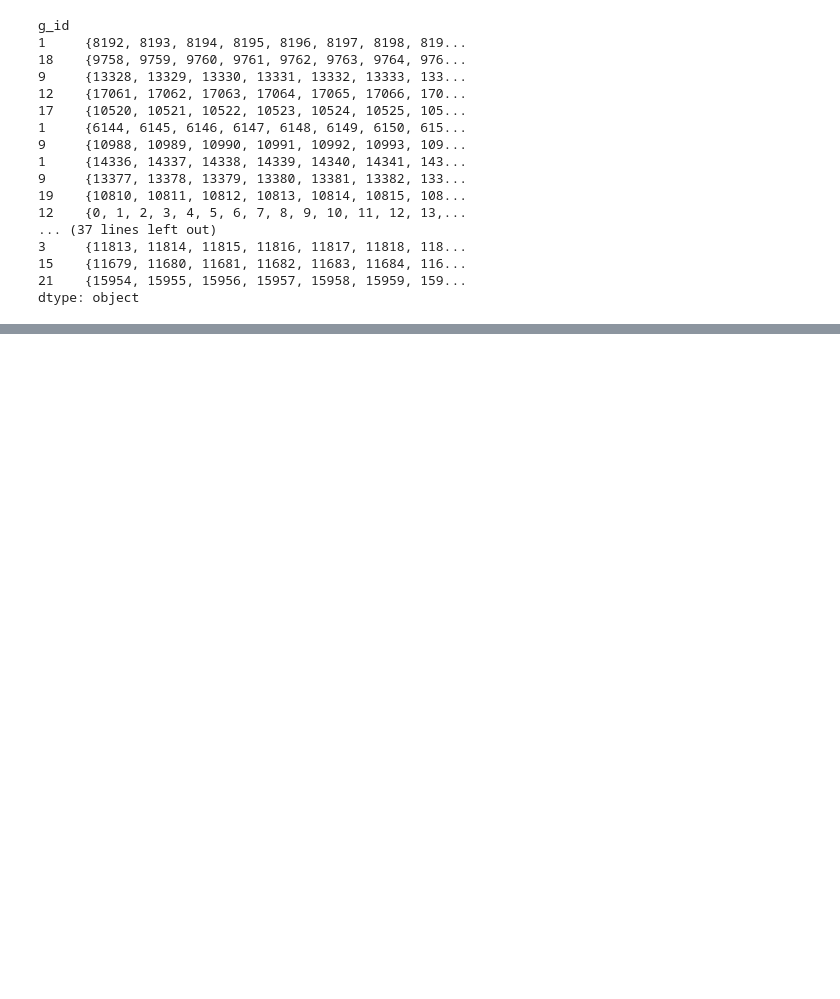
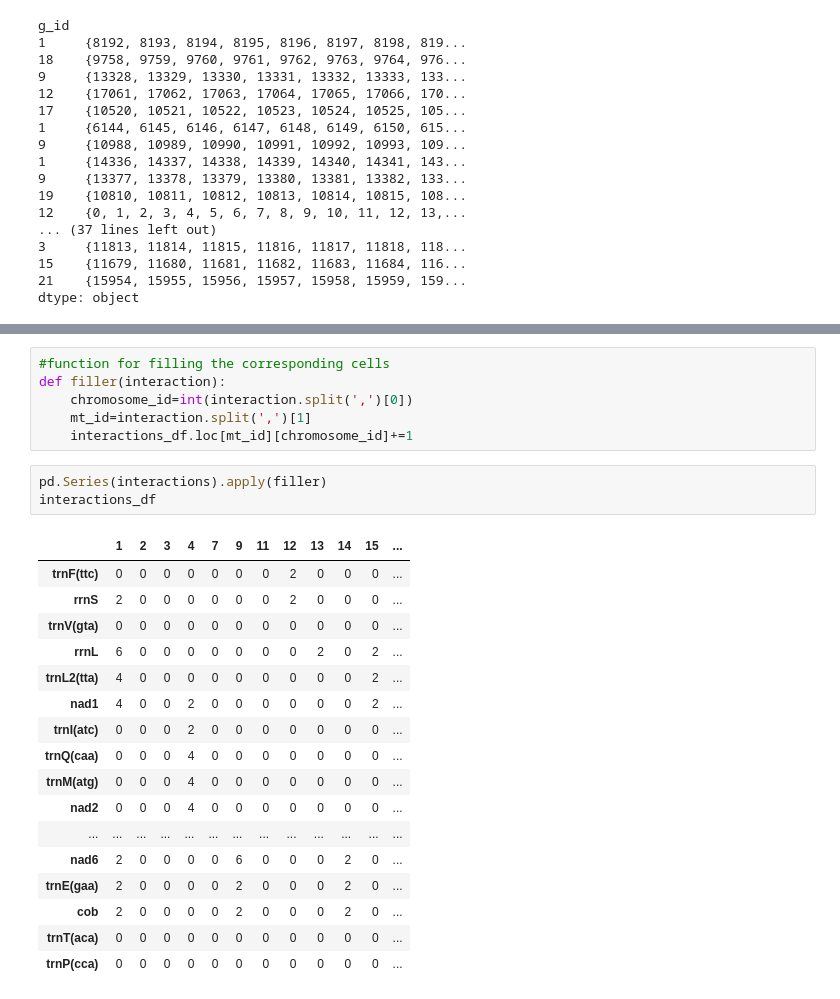
Before and after one commit to balintbiro/Oryctolagus_cuniculus_numts, a Jupyter notebook: codes/trials/data_prep_for_chord.ipynb, the cells around one changed output, grey strips where cells are left out. Cells and saved outputs as stored; diff of their text form; blank space fills up the shorter version.

```diff
--- a/codes/trials/data_prep_for_chord.ipynb
+++ b/codes/trials/data_prep_for_chord.ipynb
@@ -114,0 +140,27 @@ for i in numt_ranges[:2]:
+# %%
+#function for filling the corresponding cells
+def filler(interaction):
+    chromosome_id=int(interaction.split(',')[0])
+    mt_id=interaction.split(',')[1]
+    interactions_df.loc[mt_id][chromosome_id]+=1
+# %%
+pd.Series(interactions).apply(filler)
+interactions_df
+# %% [output]
+|  | 1 | 2 | 3 | 4 | 7 | 9 | 11 | 12 | 13 | 14 | 15 | ... |
+| trnF(ttc) | 0 | 0 | 0 | 0 | 0 | 0 | 0 | 2 | 0 | 0 | 0 | ... |
+| rrnS | 2 | 0 | 0 | 0 | 0 | 0 | 0 | 2 | 0 | 0 | 0 | ... |
+| trnV(gta) | 0 | 0 | 0 | 0 | 0 | 0 | 0 | 0 | 0 | 0 | 0 | ... |
+| rrnL | 6 | 0 | 0 | 0 | 0 | 0 | 0 | 0 | 2 | 0 | 2 | ... |
+| trnL2(tta) | 4 | 0 | 0 | 0 | 0 | 0 | 0 | 0 | 0 | 0 | 2 | ... |
+| nad1 | 4 | 0 | 0 | 2 | 0 | 0 | 0 | 0 | 0 | 0 | 2 | ... |
+| trnI(atc) | 0 | 0 | 0 | 2 | 0 | 0 | 0 | 0 | 0 | 0 | 0 | ... |
+| trnQ(caa) | 0 | 0 | 0 | 4 | 0 | 0 | 0 | 0 | 0 | 0 | 0 | ... |
+| trnM(atg) | 0 | 0 | 0 | 4 | 0 | 0 | 0 | 0 | 0 | 0 | 0 | ... |
+| nad2 | 0 | 0 | 0 | 4 | 0 | 0 | 0 | 0 | 0 | 0 | 0 | ... |
+| ... | ... | ... | ... | ... | ... | ... | ... | ... | ... | ... | ... | ... |
+| nad6 | 2 | 0 | 0 | 0 | 0 | 6 | 0 | 0 | 0 | 2 | 0 | ... |
+| trnE(gaa) | 2 | 0 | 0 | 0 | 0 | 2 | 0 | 0 | 0 | 2 | 0 | ... |
+| cob | 2 | 0 | 0 | 0 | 0 | 2 | 0 | 0 | 0 | 2 | 0 | ... |
+| trnT(aca) | 0 | 0 | 0 | 0 | 0 | 0 | 0 | 0 | 0 | 0 | 0 | ... |
+| trnP(cca) | 0 | 0 | 0 | 0 | 0 | 0 | 0 | 0 | 0 | 0 | 0 | ... |
```
Also changed, not shown: parts of 5 cells of this notebook.
